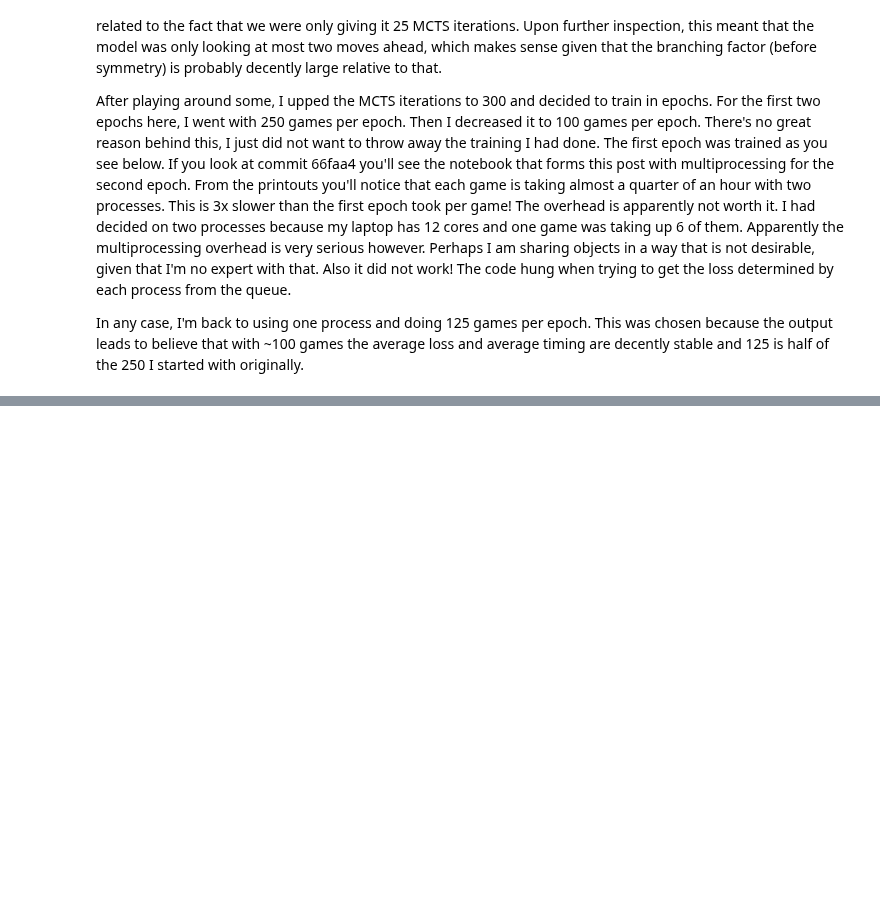
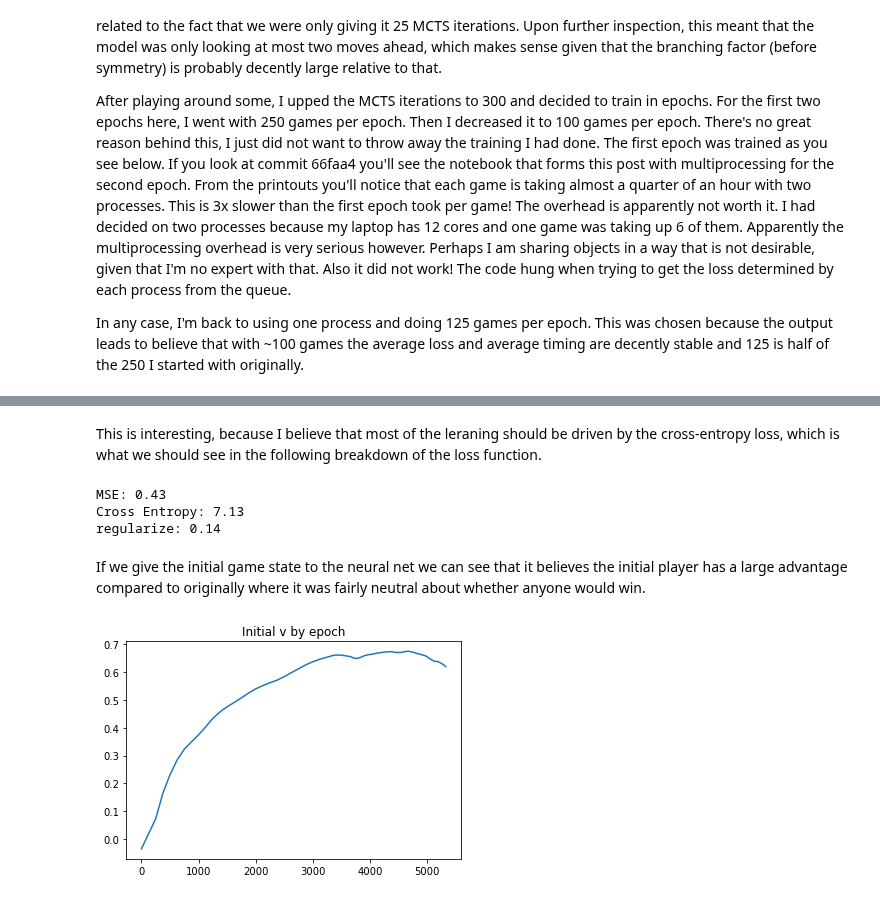
Before and after one commit to kevinnowland/kevinnowland.github.io, a Jupyter notebook: code/_notebooks/tafl/brandubzero.ipynb, the cells around one changed output, grey strips where cells are left out. Cells and saved outputs as stored; diff of their text form; code cells hidden in the pictures; blank space fills up the shorter version.

```diff
--- a/code/_notebooks/tafl/brandubzero.ipynb
+++ b/code/_notebooks/tafl/brandubzero.ipynb
@@ -1225,0 +1242,17 @@ epoch: 16 --- games: 2125 --- hours: 138.7 --- game loss: 252.22 --- move loss:
+# %%
+gs0 = torch.zeros(13, 7, 7, dtype=torch.float32)
+
+# attacking pawns
+gs0[0, 2, 3] = 1
+gs0[0, 4, 4] = 1
+
+# defensive monarch
+gs0[3, 3, 4] = 1
+
+# attack's turn
+gs0[12, :, :] = 1
+
+gs1, _ = game_state_move(gs0, torch.tensor([13, 4, 4]))
+gs2, _ = game_state_move(gs1, torch.tensor([13, 3, 4]))
+
+game_shadow(gs2)
@@ -1225,0 +1388,56 @@ epoch: 16 --- games: 2125 --- hours: 138.7 --- game loss: 252.22 --- move loss:
+# %% [markdown]
+This is interesting, because I believe that most of the leraning
+should be driven by the cross-entropy loss, which is
+what we should see in the following breakdown of the loss function.
+# %%
+mse = torch.sum((1 - v) ** 2)
+cross_entropy = torch.sum(mcts_policy * p.log())
+
+theta = torch.cat([th.view(-1) for th in bn.parameters()])
+regularize = 0.01 * torch.norm(theta, p=2)
+
+print('MSE: {:.2f}'.format(float(mse)))
+print('Cross Entropy: {:.2f}'.format(float(-cross_entropy)))
+print('regularize: {:.2f}'.format(float(regularize)))
+# %% [output]
+MSE: 0.43
+Cross Entropy: 7.13
+regularize: 0.14
+# %% [markdown]
+If we give the initial game state to the neural net we can
+see that it believes the initial player has a large advantage
+compared to originally where it was fairly neutral about whether
+anyone would win.
+# %%
+import matplotlib.pyplot as plt
+
+initial_game_state_v = []
+games_ = []
+bn_ = BrandubNet()
+gs_ = get_initial_game_state()
+
+for i in range(63):
+
+    checkpoint_ = torch.load('saved_models/checkpoint_' + str(i))
+    bn_.load_state_dict(checkpoint_['model_state_dict'])
+
+    _, v_ = bn_.forward(gs_)
+    initial_game_state_v.append(v_)
+
+    if i > 28:
+        total_games = 250 + 125 * 27 + 50 * (i - 28)
+    elif i > 0:
+        total_games = 250 + 125 * (i - 1)
+    else:
+        total_games = 0
+
+    games_.append(total_games)
+
+fig, ax = plt.subplots()
+
+ax.set_title('Initial v by epoch')
+ax.plot(games_, initial_game_state_v)
+
+plt.show()
+# %% [output]
+[figure, added]
```
Also changed, not shown: parts of 14 cells of this notebook.
